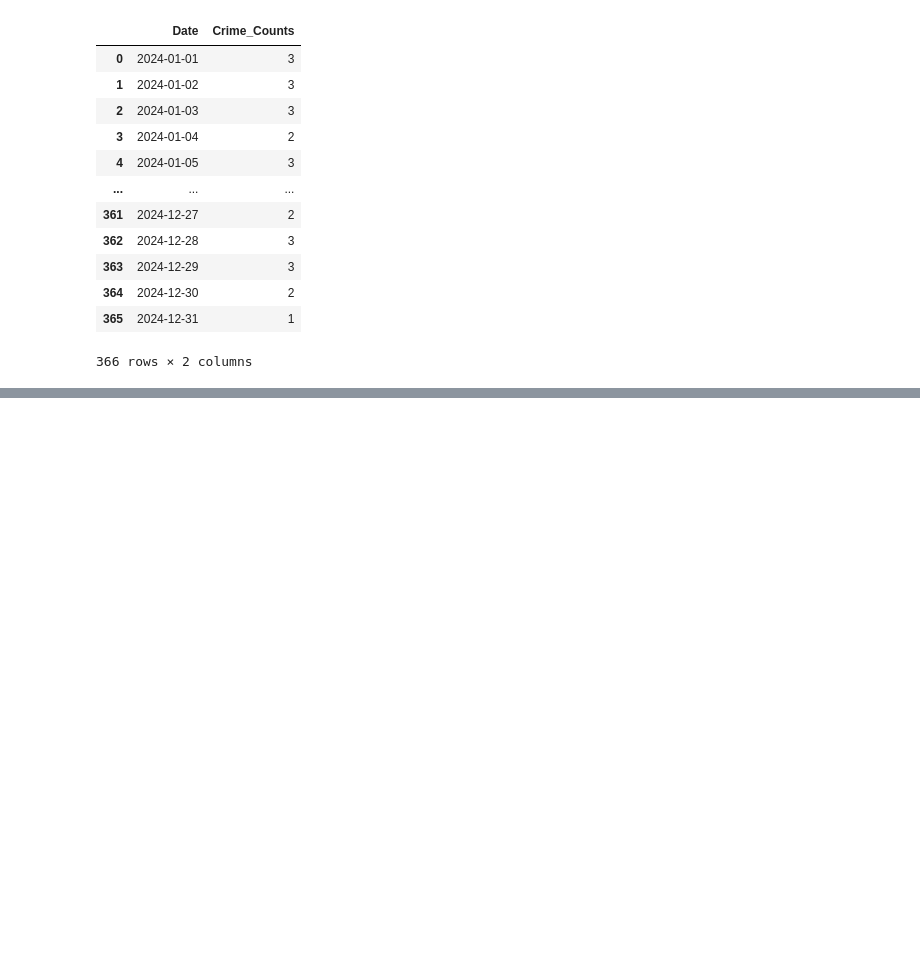
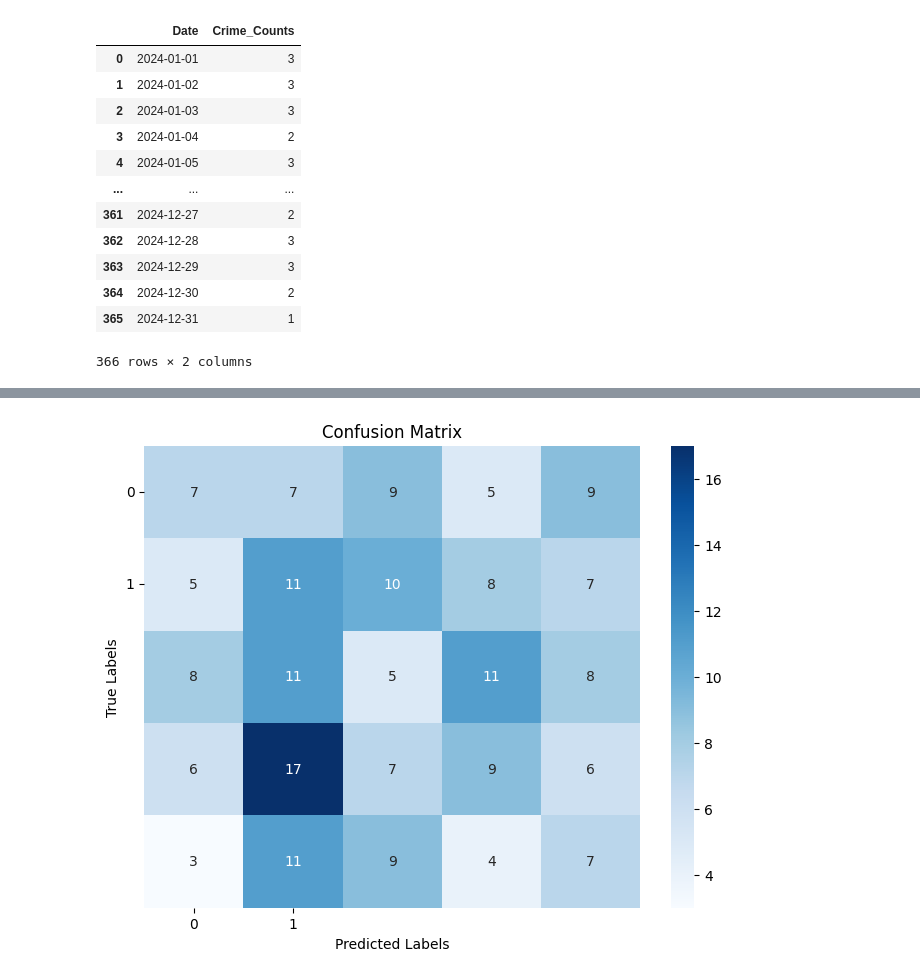
Before and after one commit to yaswanthsrinimmakayala/24MAI0088-Assignment-4, a Jupyter notebook: crime.ipynb, the cells around one changed output, grey strips where cells are left out. Drawn from its saved outputs; the diff is of its cells as text; code cells hidden in the pictures; blank space fills up the shorter version.

```diff
--- a/crime.ipynb
+++ b/crime.ipynb
@@ -499,0 +525,9 @@ Importing plotly failed. Interactive plots will not work.
+# %%
+# Split the data into training and testing sets (80% train, 20% test)
+X_train, X_test, y_train, y_test = train_test_split(X, y, test_size=0.2, random_state=42)
+# %%
+# Initialize the Random Forest Classifier
+rf_model = RandomForestClassifier(n_estimators=100, random_state=42)
+
+# Fit the model on the training data
+rf_model.fit(X_train, y_train)
@@ -499,0 +536,10 @@ Importing plotly failed. Interactive plots will not work.
+# %%
+# Make predictions on the test set
+y_pred = rf_model.predict(X_test)
+
+# Evaluate the model
+print("Confusion Matrix:")
+print(confusion_matrix(y_test, y_pred))
+
+print("\nClassification Report:")
+print(classification_report(y_test, y_pred))
@@ -499,0 +566,15 @@ Importing plotly failed. Interactive plots will not work.
+# %%
+# Compute the confusion matrix
+cm = confusion_matrix(y_test, y_pred)
+import seaborn as sns
+# Plot the confusion matrix as a heatmap
+plt.figure(figsize=(8, 6))
+sns.heatmap(cm, annot=True, fmt='d', cmap='Blues', cbar=True)
+plt.title('Confusion Matrix')
+plt.xlabel('Predicted Labels')
+plt.ylabel('True Labels')
+plt.xticks(ticks=[0.5, 1.5], rotation=0)
+plt.yticks(ticks=[0.5, 1.5], rotation=0)
+plt.show()
+# %% [output]
+[figure, added]
```
Also changed, not shown: parts of 8 cells of this notebook.
